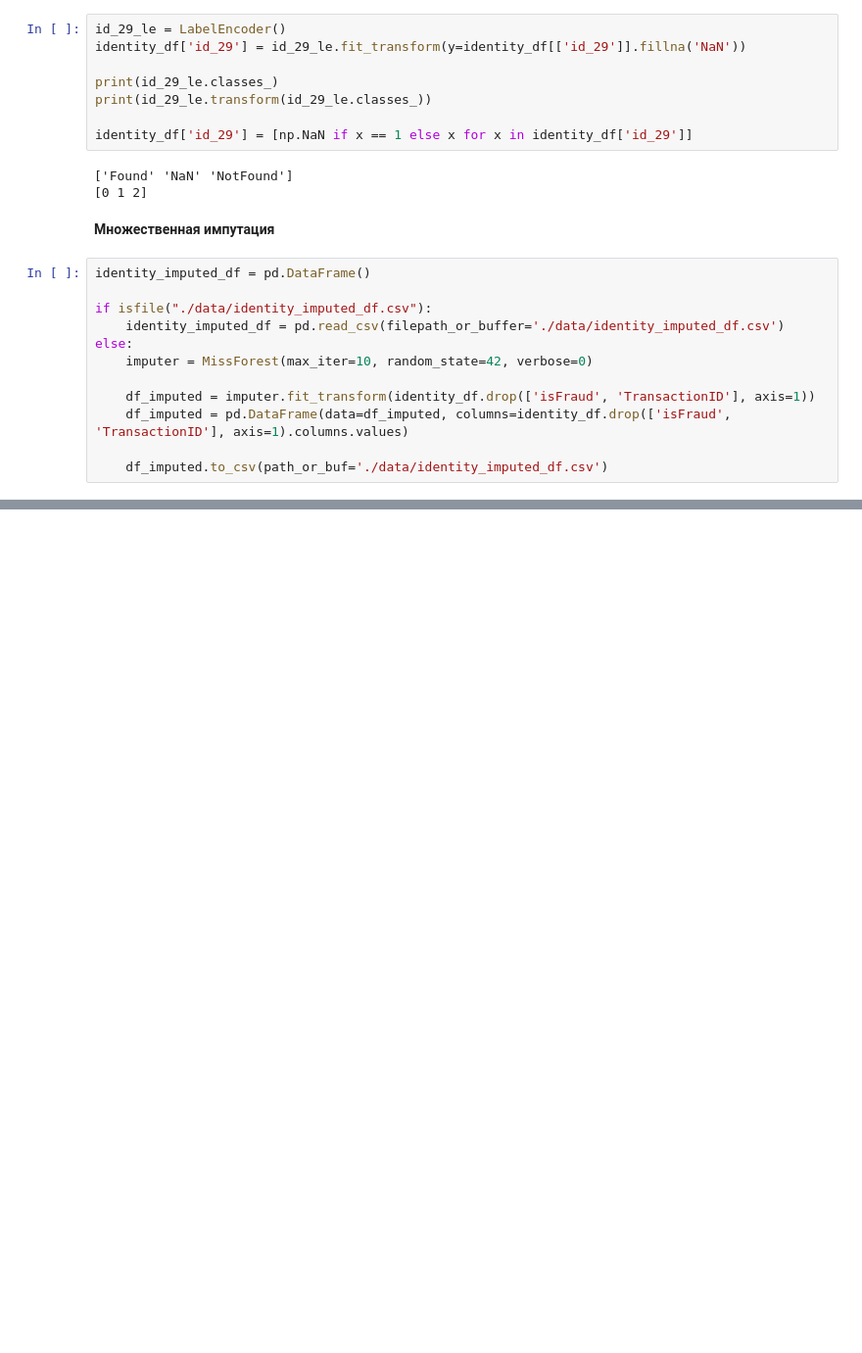
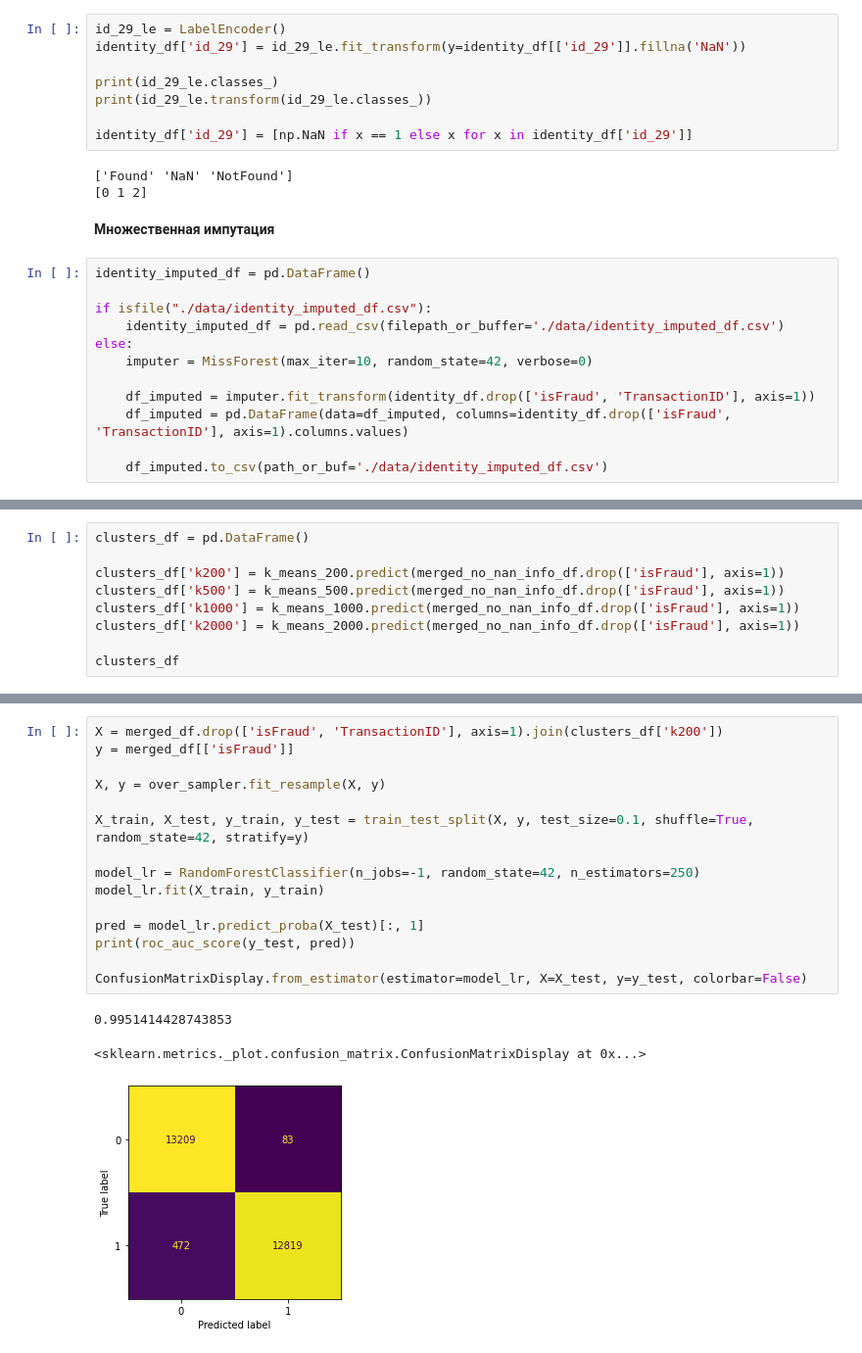
Before and after one commit to jast4ik/Hillel_ML_HW, a Jupyter notebook: Homework10/HW10.ipynb, the cells around one changed output, grey strips where cells are left out. Shown at 98% size. Cells and saved outputs as stored; diff of their text form; blank space fills up the shorter version.

```diff
--- a/Homework10/HW10.ipynb
+++ b/Homework10/HW10.ipynb
@@ -388,0 +502,9 @@ identity_df.describe().T
+# %%
+clusters_df = pd.DataFrame()
+
+clusters_df['k200'] = k_means_200.predict(merged_no_nan_info_df.drop(['isFraud'], axis=1))
+clusters_df['k500'] = k_means_500.predict(merged_no_nan_info_df.drop(['isFraud'], axis=1))
+clusters_df['k1000'] = k_means_1000.predict(merged_no_nan_info_df.drop(['isFraud'], axis=1))
+clusters_df['k2000'] = k_means_2000.predict(merged_no_nan_info_df.drop(['isFraud'], axis=1))
+
+clusters_df
@@ -388,0 +546,19 @@ identity_df.describe().T
+# %%
+X = merged_df.drop(['isFraud', 'TransactionID'], axis=1).join(clusters_df['k200'])
+y = merged_df[['isFraud']]
+
+X, y = over_sampler.fit_resample(X, y)
+
+X_train, X_test, y_train, y_test = train_test_split(X, y, test_size=0.1, shuffle=True, random_state=42, stratify=y)
+
+model_lr = RandomForestClassifier(n_jobs=-1, random_state=42, n_estimators=250)
+model_lr.fit(X_train, y_train)
+
+pred = model_lr.predict_proba(X_test)[:, 1]
+print(roc_auc_score(y_test, pred))
+
+ConfusionMatrixDisplay.from_estimator(estimator=model_lr, X=X_test, y=y_test, colorbar=False)
+# %% [output]
+0.9951414428743853
+<sklearn.metrics._plot.confusion_matrix.ConfusionMatrixDisplay at 0x...>
+[figure, added]
```
Also changed, not shown: parts of 36 cells of this notebook, 5 other files.
